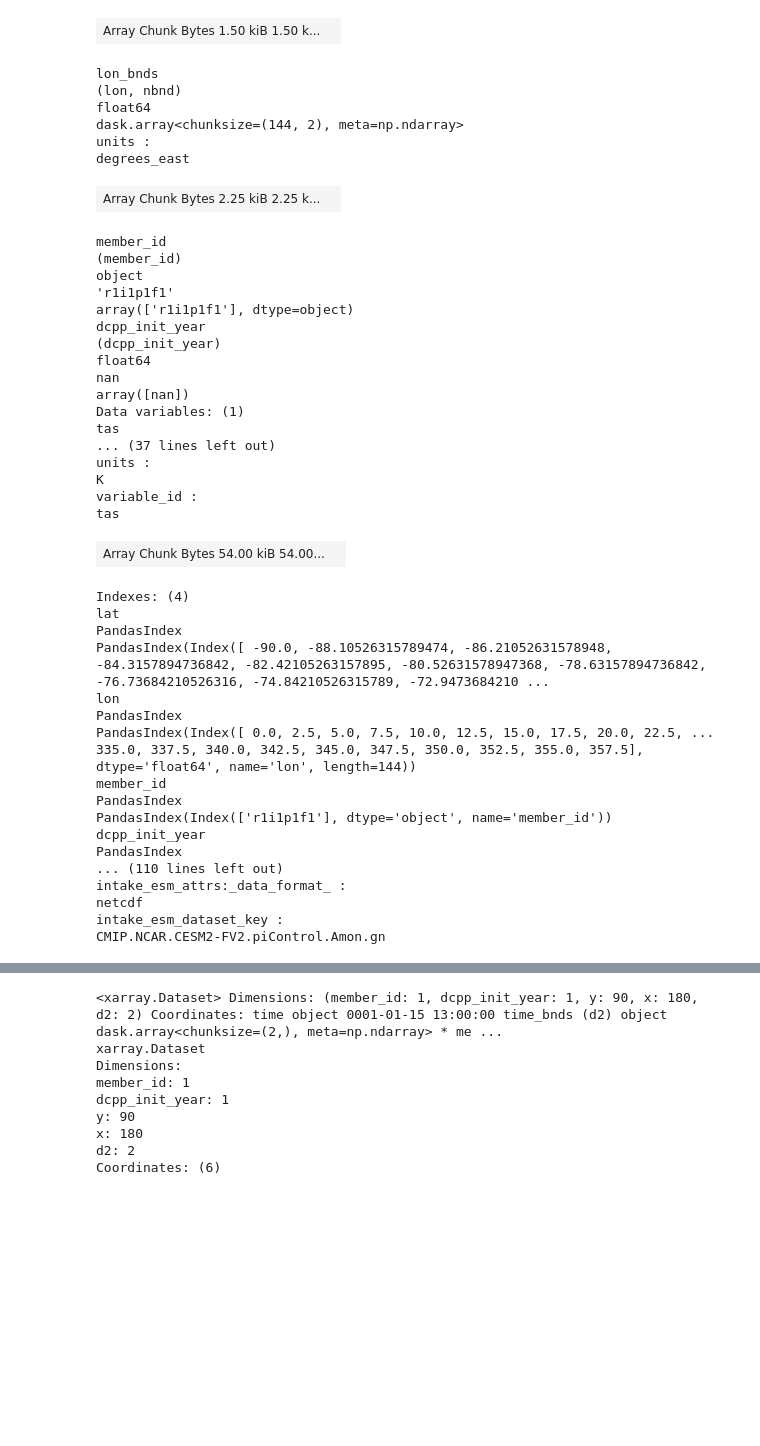
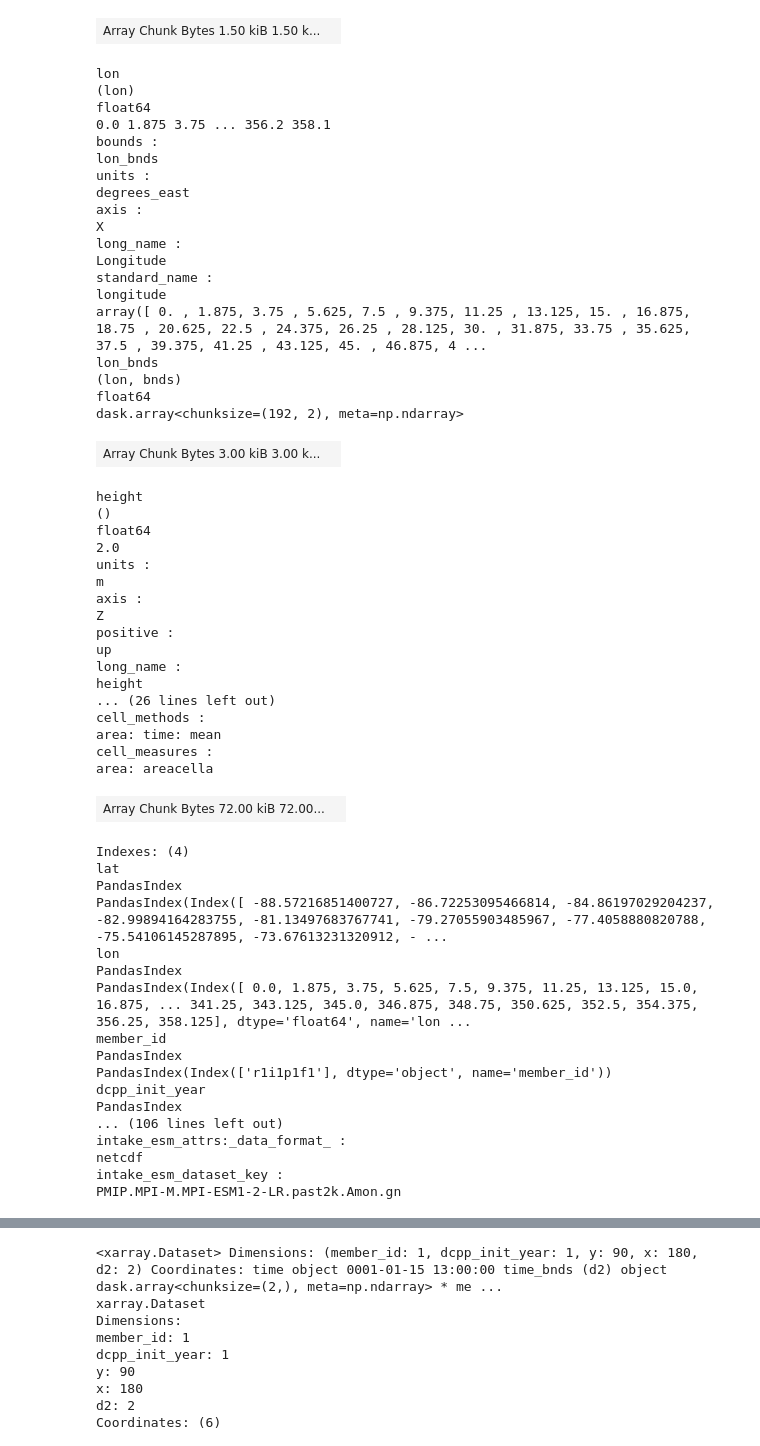
Before and after one commit to DominikStiller/uw-enspred, a Jupyter notebook: project/notebooks/intake.ipynb, the cells around one changed output, grey strips where cells are left out. Saved outputs shown, nothing was run; the diff lists cells and outputs as text; code cells hidden in the pictures; blank space fills up the shorter version.

Commit message:
Complete data loading

```diff
--- a/project/notebooks/intake.ipynb
+++ b/project/notebooks/intake.ipynb
@@ -5,7 +5,9 @@ import warnings
 import xesmf as xe
 import matplotlib.pyplot as plt
 # %%
-cat = intake.open_esm_datastore(
-    "/glade/collections/cmip/catalog/intake-esm-datastore/catalogs/glade-cmip6.json"
-)
+cat = intake.open_esm_datastore("/home/enkf6/dstiller/CMIP6/catalog.json")
+# cat = intake.open_esm_datastore("/glade/collections/cmip/catalog/intake-esm-datastore/catalogs/glade-cmip6.json")
+# %%
+experiment = "past2k"
+model = "MPI-ESM1-2-LR"
 # %%
@@ -52,7 +158,7 @@ dtype: object
 # %%
 dss = cat.search(
-    experiment_id="piControl",
-    source_id="CESM2-FV2",
+    experiment_id=experiment,
+    source_id=model,
     member_id="r1i1p1f1",
     table_id="Amon",
     variable_id="tas",
@@ -89,43 +208,56 @@ degrees_north
 | Array Chunk Bytes 1.50 kiB 1.50 k... |  |
+lon
+(lon)
+float64
+0.0 1.875 3.75 ... 356.2 358.1
+bounds :
 lon_bnds
-(lon, nbnd)
-float64
-dask.array<chunksize=(144, 2), meta=np.ndarray>
 units :
 degrees_east
+axis :
+X
+long_name :
+Longitude
+standard_name :
+longitude
+array([ 0. , 1.875, 3.75 , 5.625, 7.5 , 9.375, 11.25 , 13.125, 15. , 16.875, 18.75 , 20.625, 22.5 , 24.375, 26.25 , 28.125, 30. , 31.875, 33.75 , 35.625, 37.5 , 39.375, 41.25 , 43.125, 45. , 46.875, 4 ...
+lon_bnds
+(lon, bnds)
+float64
+dask.array<chunksize=(192, 2), meta=np.ndarray>
-| Array Chunk Bytes 2.25 kiB 2.25 k... |  |
+| Array Chunk Bytes 3.00 kiB 3.00 k... |  |
-member_id
-(member_id)
-object
-'r1i1p1f1'
-array(['r1i1p1f1'], dtype=object)
-dcpp_init_year
-(dcpp_init_year)
+height
+()
 float64
-nan
-array([nan])
-Data variables: (1)
-tas
-... (37 lines left out)
+2.0
 units :
-K
-variable_id :
-tas
+m
+axis :
+Z
+positive :
+up
+long_name :
+height
+... (26 lines left out)
+cell_methods :
+area: time: mean
+cell_measures :
+area: areacella
-| Array Chunk Bytes 54.00 kiB 54.00... |  |
+| Array Chunk Bytes 72.00 kiB 72.00... |  |
 Indexes: (4)
 lat
 PandasIndex
-PandasIndex(Index([ -90.0, -88.10526315789474, -86.21052631578948, -84.3157894736842, -82.42105263157895, -80.52631578947368, -78.63157894736842, -76.73684210526316, -74.84210526315789, -72.9473684210 ...
+PandasIndex(Index([ -88.57216851400727, -86.72253095466814, -84.86197029204237, -82.99894164283755, -81.13497683767741, -79.27055903485967, -77.4058880820788, -75.54106145287895, -73.67613231320912, - ...
 lon
 PandasIndex
-PandasIndex(Index([ 0.0, 2.5, 5.0, 7.5, 10.0, 12.5, 15.0, 17.5, 20.0, 22.5, ... 335.0, 337.5, 340.0, 342.5, 345.0, 347.5, 350.0, 352.5, 355.0, 357.5], dtype='float64', name='lon', length=144))
+PandasIndex(Index([ 0.0, 1.875, 3.75, 5.625, 7.5, 9.375, 11.25, 13.125, 15.0, 16.875, ... 341.25, 343.125, 345.0, 346.875, 348.75, 350.625, 352.5, 354.375, 356.25, 358.125], dtype='float64', name='lon ...
 member_id
 PandasIndex
 PandasIndex(Index(['r1i1p1f1'], dtype='object', name='member_id'))
 dcpp_init_year
 PandasIndex
-... (110 lines left out)
+... (106 lines left out)
 intake_esm_attrs:_data_format_ :
 netcdf
 intake_esm_dataset_key :
-CMIP.NCAR.CESM2-FV2.piControl.Amon.gn
+PMIP.MPI-M.MPI-ESM1-2-LR.past2k.Amon.gn
```
Also changed, not shown: parts of 7 cells of this notebook, 4 other files.
